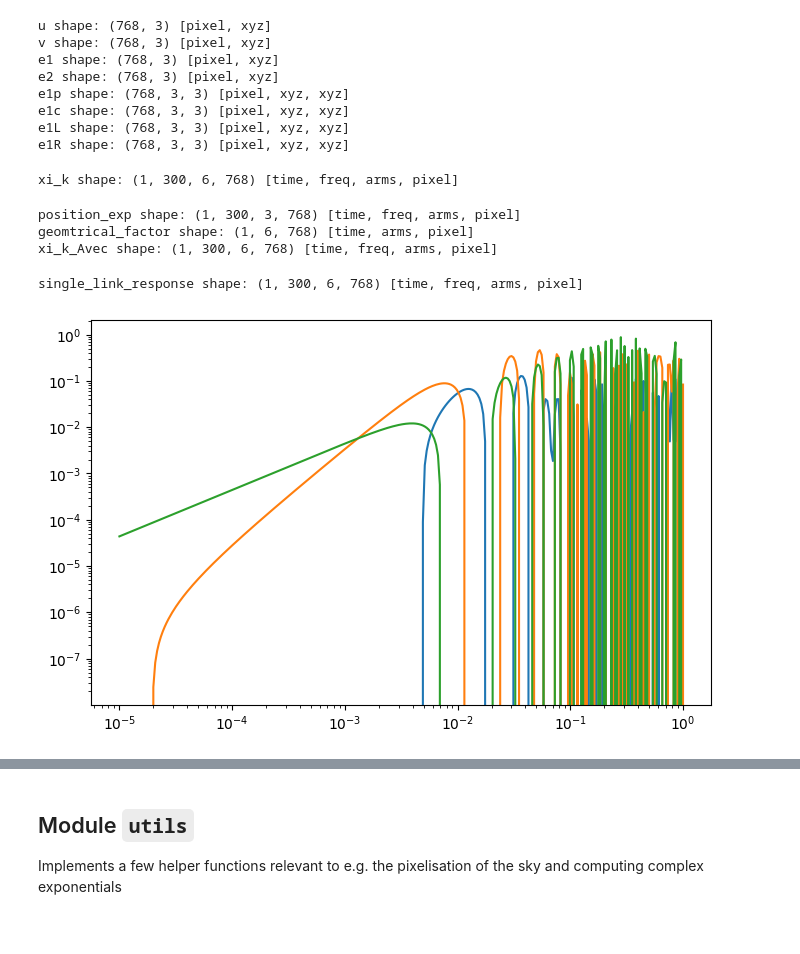
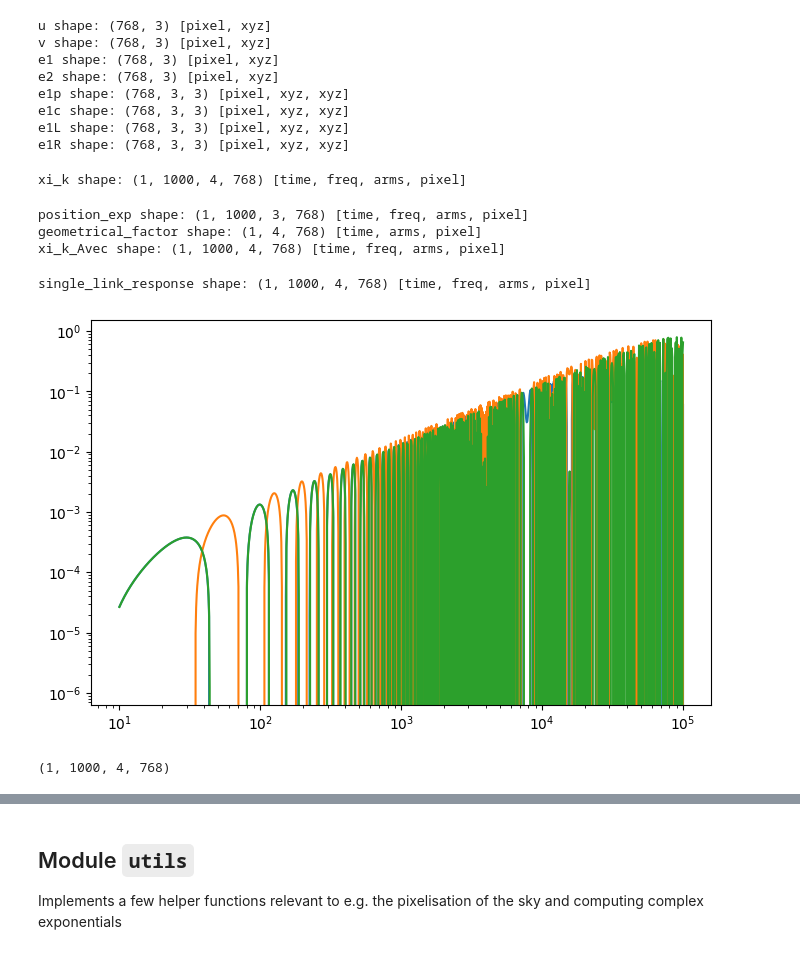
Before and after one commit to Mauropieroni/GW_response, a Jupyter notebook: tutorial_LIGO.ipynb, the cells around one changed output, grey strips where cells are left out. Drawn from its saved outputs; the diff is of its cells as text; code cells hidden in the pictures.

```diff
--- a/tutorial_LIGO.ipynb
+++ b/tutorial_LIGO.ipynb
@@ -800,11 +336,11 @@ e1R shape: (768, 3, 3) [pixel, xyz, xyz]
 # There are a set of functions to compute the various quantities in the response
 xi_k = gwr.xi_k_no_G(
     unit_wavevector=unit_vector,
-    x_vector=lisa.x(freqs),
-    arms_mat_rescaled=lisa.detector_arms(0.0) / lisa.armlength,
+    x_vector=ligo.x(freqs),
+    arms_mat_rescaled=ligo.detector_arms(0.0) / ligo.armlength,
 )
 if GENERATE_TEST_DATA:
-    np.save("testing/test_data/xi_k.npy", np.array(xi_k))
+    np.save("testing/test_data_ligo/xi_k.npy", np.array(xi_k))
 print("xi_k shape:", xi_k.shape, "[time, freq, arms, pixel]")
 # %% [output]
-xi_k shape: (1, 300, 6, 768) [time, freq, arms, pixel]
+xi_k shape: (1, 1000, 4, 768) [time, freq, arms, pixel]
@@ -815,70 +373,77 @@ sp1, sp2, sp3 = gwr.shift_to_center(p1, p2, p3)
 # %%
+sat_positions = ligo.satellite_positions(0.0)[0]
+p1, p2, p3 = sat_positions[:, 0], sat_positions[:, 1], sat_positions[:, 2]
+sp1, sp2, sp3 = gwr.shift_to_center(p1, p2, p3)
+
+
 # Or the exponential of the position
 position_exp = gwr.position_exponential(
-    positions_detector_frame=jnp.array([[sp1, sp2, sp3]]) / lisa.armlength,
+    positions_detector_frame=jnp.array([[sp1, sp2, sp3]]) / ligo.armlength,
     unit_wavevector=unit_vector,
-    x_vector=lisa.x(freqs),
+    x_vector=ligo.x(freqs),
 )
 if GENERATE_TEST_DATA:
-    np.save("testing/test_data/position_exp.npy", np.array(position_exp))
+    np.save("testing/test_data_ligo/position_exp.npy", np.array(position_exp))
 print("position_exp shape:", position_exp.shape, "[time, freq, arms, pixel]")
 
 # Or a geometrical factor
 geomtrical_factor = gwr.geometrical_factor(
-    arms_matrix=lisa.detector_arms(0.0) / lisa.armlength,
+    arms_matrix=ligo.detector_arms(0.0) / ligo.armlength,
     polarization_tensor=e1L,
 )
-print("geomtrical_factor shape:", geomtrical_factor.shape, "[time, arms, pixel]")
+print("geometrical_factor shape:", geomtrical_factor.shape, "[time, arms, pixel]")
 if GENERATE_TEST_DATA:
-    np.save("testing/test_data/geometrical_factor.npy", np.array(geomtrical_factor))
+    np.save("testing/test_data_ligo/geometrical_factor.npy", np.array(geomtrical_factor))
 
 # Or a different version of xi_k
 xi_k_Avec = gwr.xi_k_Avec_func(
-    arms_matrix_rescaled=lisa.detector_arms(0.0) / lisa.armlength,
+    arms_matrix_rescaled=ligo.detector_arms(0.0) / ligo.armlength,
     unit_wavevector=unit_vector,
-    x_vector=lisa.x(freqs),
+    x_vector=ligo.x(freqs),
     geometrical=geomtrical_factor,
 )
 if GENERATE_TEST_DATA:
-    np.save("testing/test_data/xi_k_Avec.npy", np.array(xi_k_Avec))
+    np.save("testing/test_data_ligo/xi_k_Avec.npy", np.array(xi_k_Avec))
 print("xi_k_Avec shape:", xi_k_Avec.shape, "[time, freq, arms, pixel]")
 # %% [output]
-position_exp shape: (1, 300, 3, 768) [time, freq, arms, pixel]
-geomtrical_factor shape: (1, 6, 768) [time, arms, pixel]
-xi_k_Avec shape: (1, 300, 6, 768) [time, freq, arms, pixel]
+position_exp shape: (1, 1000, 3, 768) [time, freq, arms, pixel]
+geometrical_factor shape: (1, 4, 768) [time, arms, pixel]
+xi_k_Avec shape: (1, 1000, 4, 768) [time, freq, arms, pixel]
 # %%
 # With these we can compute the single link response
 geomtrical_factor = gwr.geometrical_factor(
-    arms_matrix=lisa.detector_arms(0.0) / lisa.armlength,
+    arms_matrix=ligo.detector_arms(0.0) / ligo.armlength,
     polarization_tensor=e1L,
 )
 xi_k_Avec = gwr.xi_k_Avec_func(
-    arms_matrix_rescaled=lisa.detector_arms(0.0) / lisa.armlength,
+    arms_matrix_rescaled=ligo.detector_arms(0.0) / ligo.armlength,
     unit_wavevector=unit_vector,
-    x_vector=lisa.x(freqs),
+    x_vector=ligo.x(freqs),
     geometrical=geomtrical_factor,
 )
 single_link_response = gwr.single_link_response(
-    positions=lisa.satellite_positions(0.0) / lisa.armlength,
-    arms_matrix_rescaled=lisa.detector_arms(0.0) / lisa.armlength,
+    positions=ligo.satellite_positions(0.0) / ligo.armlength,
+    arms_matrix_rescaled=ligo.detector_arms(0.0) / ligo.armlength,
     wavevector=unit_vector,
-    x_vector=lisa.x(freqs),
+    x_vector=ligo.x(freqs),
     xi_k_Avec=xi_k_Avec,
 )
 if GENERATE_TEST_DATA:
     np.save(
-        "testing/test_data/single_link_response.npy",
+        "testing/test_data_ligo/single_link_response.npy",
         np.array(single_link_response),
     )
 print(
     "single_link_response shape:",
     single_link_response.shape,
     "[time, freq, arms, pixel]",
 )
 fig = plt.figure(figsize=(8, 5))
 for i in range(3):
     plt.loglog(freqs, single_link_response[0, :, i, 0])
 plt.show()
+single_link_response.shape
 # %% [output]
-single_link_response shape: (1, 300, 6, 768) [time, freq, arms, pixel]
+single_link_response shape: (1, 1000, 4, 768) [time, freq, arms, pixel]
-[figure, old version]
+[figure, new version]
+(1, 1000, 4, 768)
```
Also changed, not shown: parts of 51 cells of this notebook, 47 other files.
